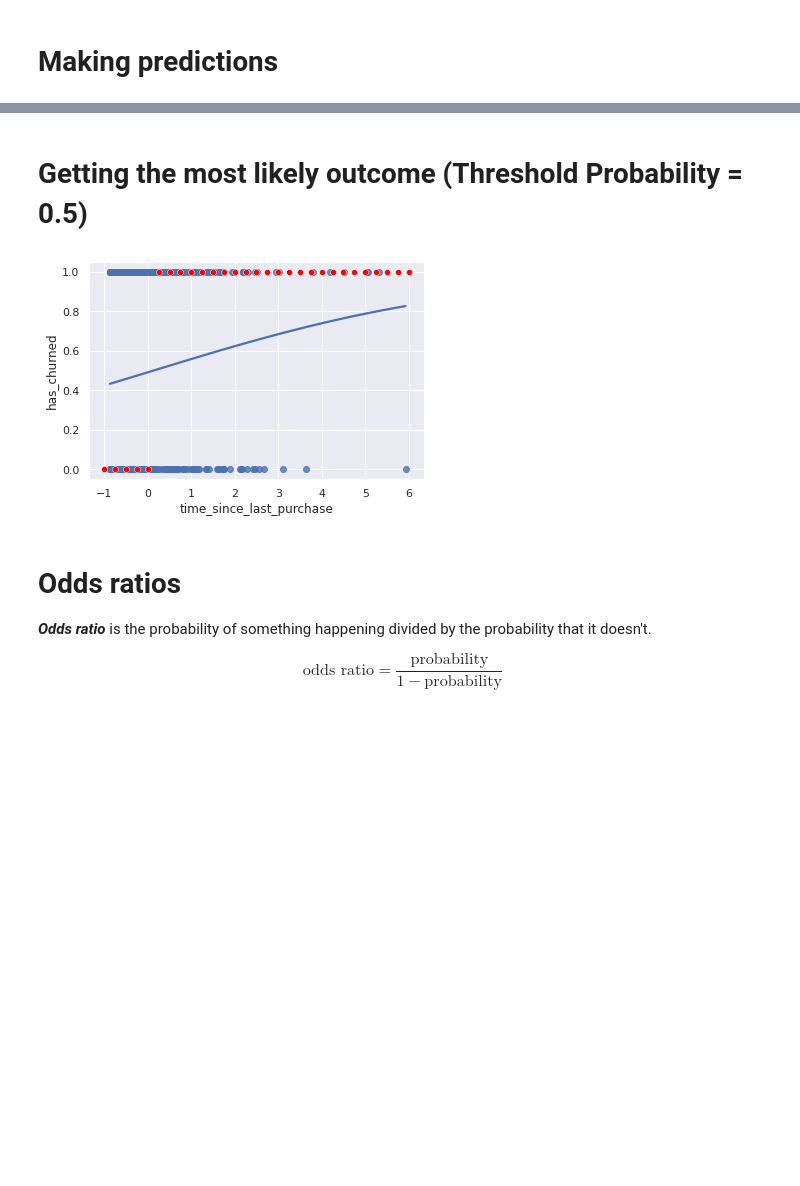
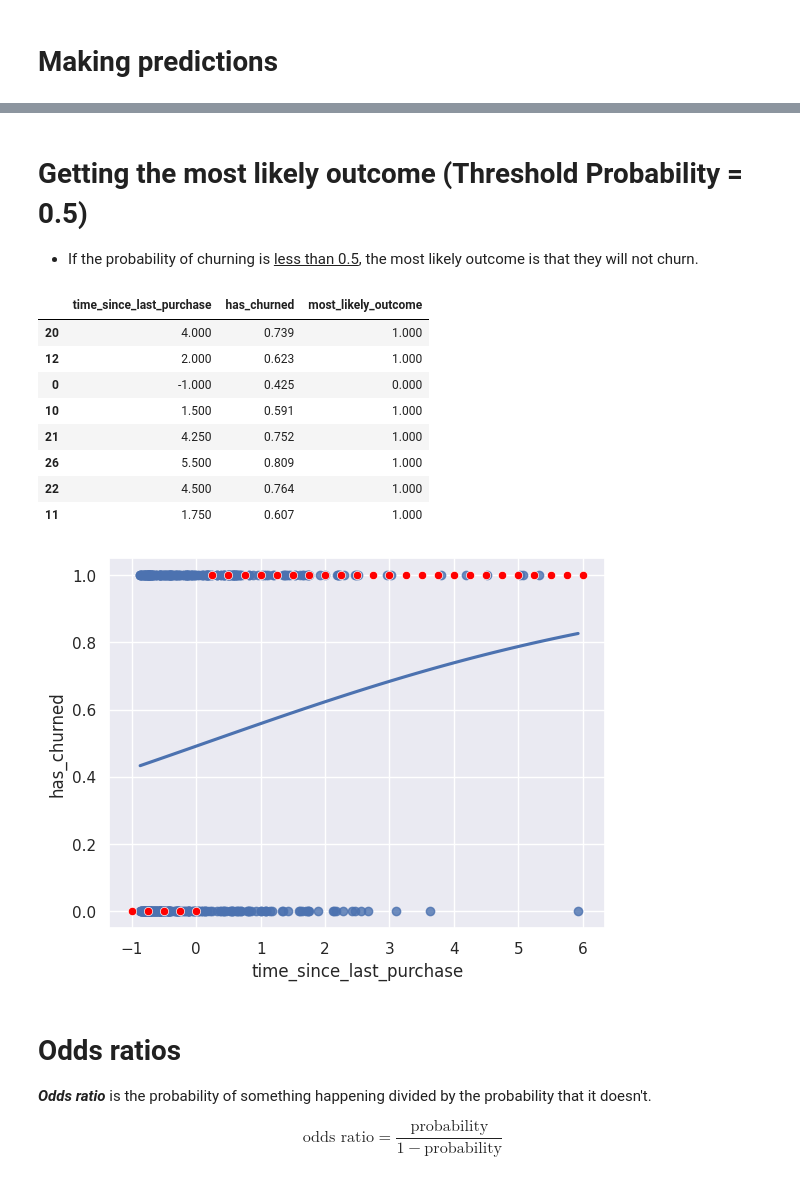
Before and after one commit to armeros/DC_Stats, a Jupyter notebook: statsmodels_module/Intro/Introduction_to_Regression_with_statsmodels.ipynb, the cells around one changed output, grey strips where cells are left out. Saved outputs shown, nothing was run; the diff lists cells and outputs as text; code cells hidden in the pictures; blank space fills up the shorter version.

```diff
--- a/statsmodels_module/Intro/Introduction_to_Regression_with_statsmodels.ipynb
+++ b/statsmodels_module/Intro/Introduction_to_Regression_with_statsmodels.ipynb
@@ -1545,14 +1776,26 @@ Optimization terminated successfully.
 # %% [markdown]
 # **Getting the most likely outcome (Threshold Probability = 0.5)**
+
+- If the probability of churning is <u>less than 0.5</u>, the most likely outcome is that they will not churn.
 # %%
 prediction_data = explanatory_data.assign(has_churned = mdl_recency.predict(explanatory_data))
 prediction_data["most_likely_outcome"] = np.round(prediction_data["has_churned"])
-
+display(prediction_data.sample(8))
+print('\n')
 sns.regplot(x="time_since_last_purchase", y="has_churned", data=churn, ci=None, logistic=True)
 sns.scatterplot(x="time_since_last_purchase", y="most_likely_outcome", data=prediction_data, color="red")
 plt.show()
 # %% [output]
+|  | time_since_last_purchase | has_churned | most_likely_outcome |
+| 20 | 4.000 | 0.739 | 1.000 |
+| 12 | 2.000 | 0.623 | 1.000 |
+| 0 | -1.000 | 0.425 | 0.000 |
+| 10 | 1.500 | 0.591 | 1.000 |
+| 21 | 4.250 | 0.752 | 1.000 |
+| 26 | 5.500 | 0.809 | 1.000 |
+| 22 | 4.500 | 0.764 | 1.000 |
+| 11 | 1.750 | 0.607 | 1.000 |
-[figure, old version]
+[figure, new version]
 # %% [markdown]
 # **Odds ratios**
 
```
Also changed, not shown: parts of 78 cells of this notebook.
